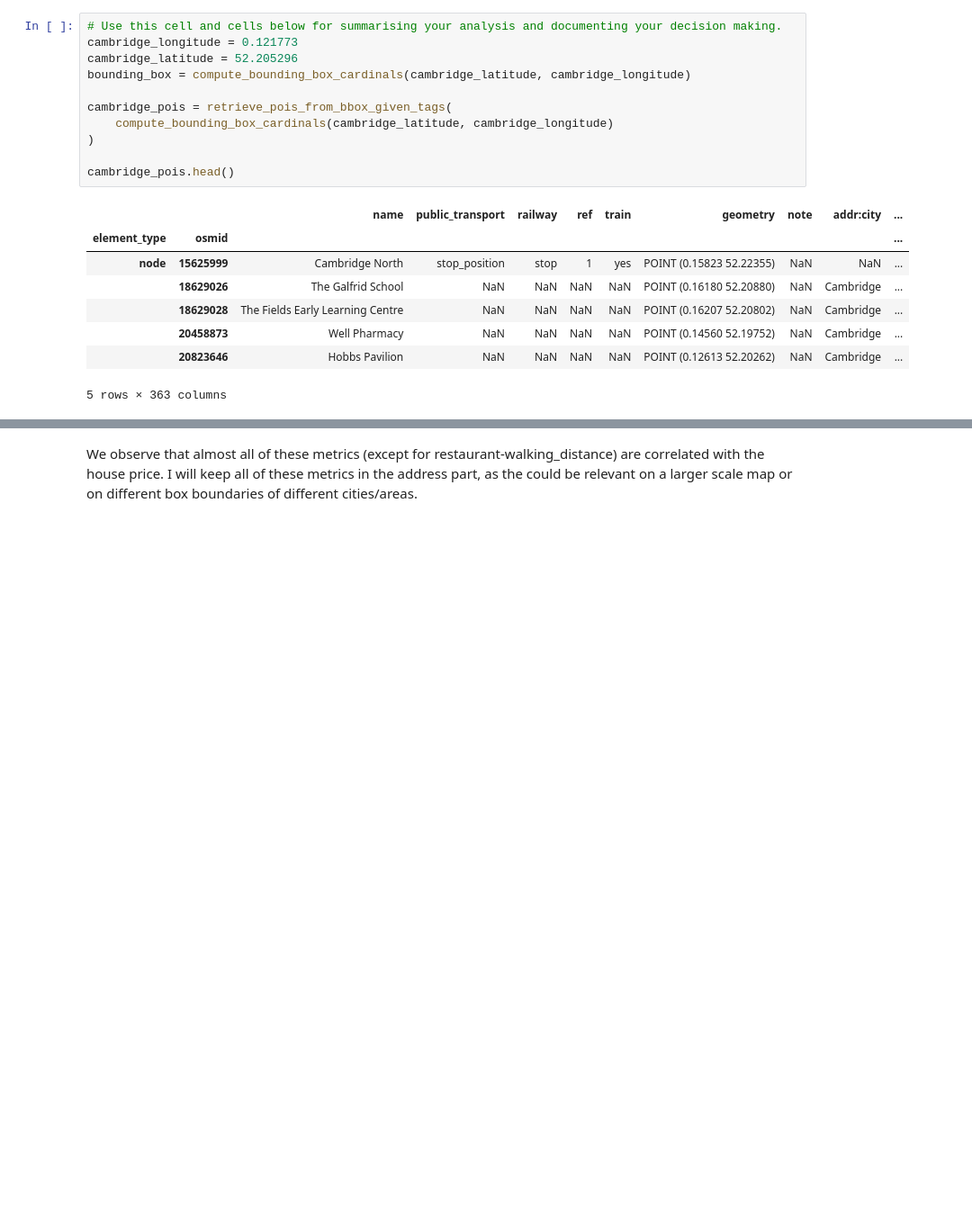
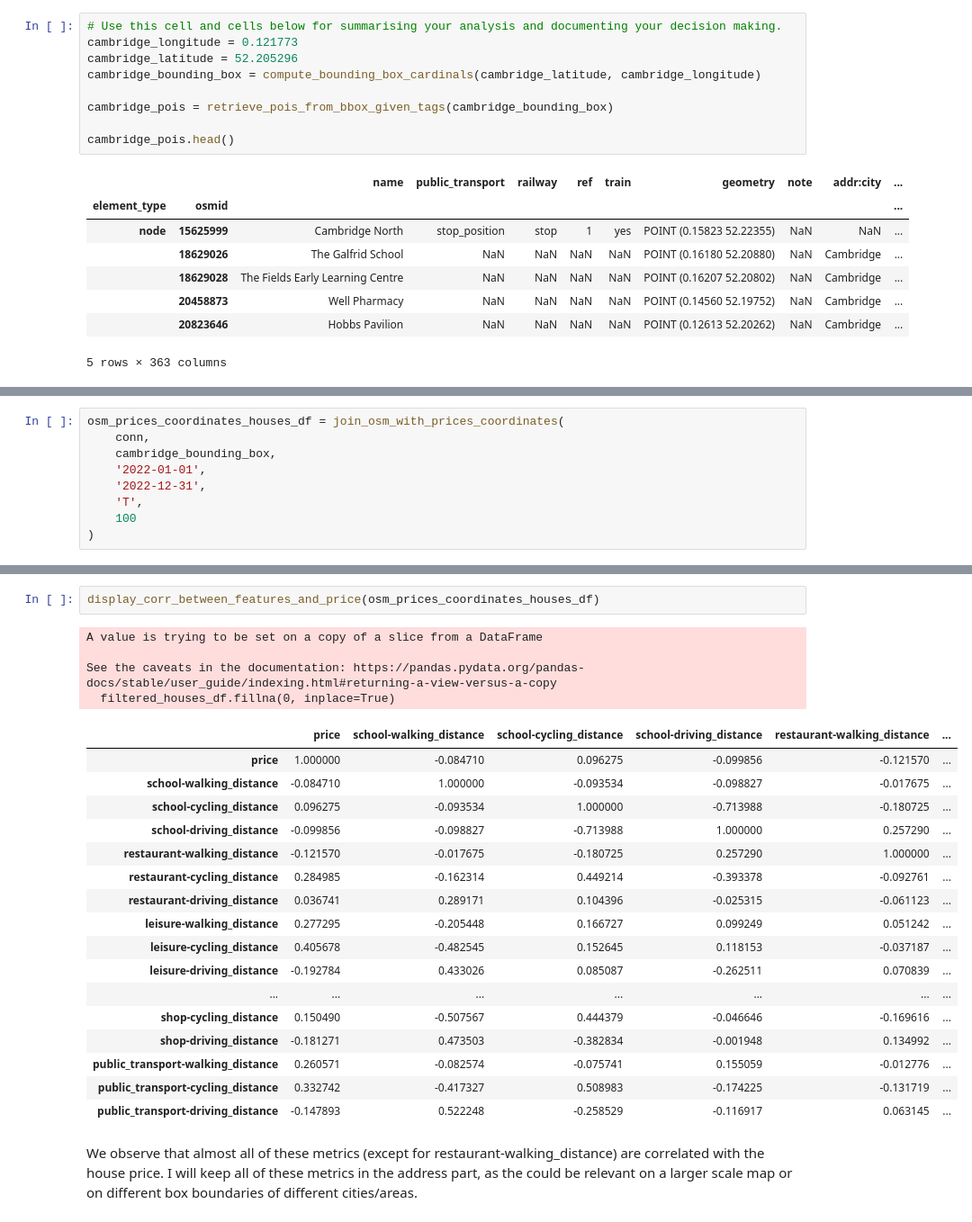
Before and after one commit to StefanPitur/advds, a Jupyter notebook: notebooks/ads_course_assessment.ipynb, the cells around one changed output, grey strips where cells are left out. Shown: that part at 90% size. Saved outputs shown, nothing was run; the diff lists cells and outputs as text; blank space fills up the shorter version.

```diff
--- a/notebooks/ads_course_assessment.ipynb
+++ b/notebooks/ads_course_assessment.ipynb
@@ -731,11 +805,9 @@ Obviously, we will consider these three categories disjointed, i.e. a location t
 # Use this cell and cells below for summarising your analysis and documenting your decision making.
 cambridge_longitude = 0.121773
 cambridge_latitude = 52.205296
-bounding_box = compute_bounding_box_cardinals(cambridge_latitude, cambridge_longitude)
+cambridge_bounding_box = compute_bounding_box_cardinals(cambridge_latitude, cambridge_longitude)
 
-cambridge_pois = retrieve_pois_from_bbox_given_tags(
-    compute_bounding_box_cardinals(cambridge_latitude, cambridge_longitude)
-)
+cambridge_pois = retrieve_pois_from_bbox_given_tags(cambridge_bounding_box)
 
 cambridge_pois.head()
 # %% [output]
@@ -829,0 +822,9 @@ See the caveats in the documentation: https://pandas.pydata.org/pandas-docs/stab
+# %%
+osm_prices_coordinates_houses_df = join_osm_with_prices_coordinates(
+    conn,
+    cambridge_bounding_box,
+    '2022-01-01',
+    '2022-12-31',
+    'T',
+    100
+)
@@ -830,3 +833,27 @@ See the caveats in the documentation: https://pandas.pydata.org/pandas-docs/stab
+# %%
+display_corr_between_features_and_price(osm_prices_coordinates_houses_df)
+# %% [output]
+A value is trying to be set on a copy of a slice from a DataFrame
+
+See the caveats in the documentation: https://pandas.pydata.org/pandas-docs/stable/user_guide/indexing.html#returning-a-view-versus-a-copy
+  filtered_houses_df.fillna(0, inplace=True)
+|  | price | school-walking_distance | school-cycling_distance | school-driving_distance | restaurant-walking_distance | ... |
+| price | 1.000000 | -0.084710 | 0.096275 | -0.099856 | -0.121570 | ... |
+| school-walking_distance | -0.084710 | 1.000000 | -0.093534 | -0.098827 | -0.017675 | ... |
+| school-cycling_distance | 0.096275 | -0.093534 | 1.000000 | -0.713988 | -0.180725 | ... |
+| school-driving_distance | -0.099856 | -0.098827 | -0.713988 | 1.000000 | 0.257290 | ... |
+| restaurant-walking_distance | -0.121570 | -0.017675 | -0.180725 | 0.257290 | 1.000000 | ... |
+| restaurant-cycling_distance | 0.284985 | -0.162314 | 0.449214 | -0.393378 | -0.092761 | ... |
+| restaurant-driving_distance | 0.036741 | 0.289171 | 0.104396 | -0.025315 | -0.061123 | ... |
+| leisure-walking_distance | 0.277295 | -0.205448 | 0.166727 | 0.099249 | 0.051242 | ... |
+| leisure-cycling_distance | 0.405678 | -0.482545 | 0.152645 | 0.118153 | -0.037187 | ... |
+| leisure-driving_distance | -0.192784 | 0.433026 | 0.085087 | -0.262511 | 0.070839 | ... |
+| ... | ... | ... | ... | ... | ... | ... |
+| shop-cycling_distance | 0.150490 | -0.507567 | 0.444379 | -0.046646 | -0.169616 | ... |
+| shop-driving_distance | -0.181271 | 0.473503 | -0.382834 | -0.001948 | 0.134992 | ... |
+| public_transport-walking_distance | 0.260571 | -0.082574 | -0.075741 | 0.155059 | -0.012776 | ... |
+| public_transport-cycling_distance | 0.332742 | -0.417327 | 0.508983 | -0.174225 | -0.131719 | ... |
+| public_transport-driving_distance | -0.147893 | 0.522248 | -0.258529 | -0.116917 | 0.063145 | ... |
 # %% [markdown]
 We observe that almost all of these metrics (except for restaurant-walking_distance) are correlated with the house price. I will keep all of these metrics in the address part, as the could be relevant on a larger scale map or on different box boundaries of different cities/areas.
 # %% [markdown]
```
Also changed, not shown: parts of 17 cells of this notebook.
